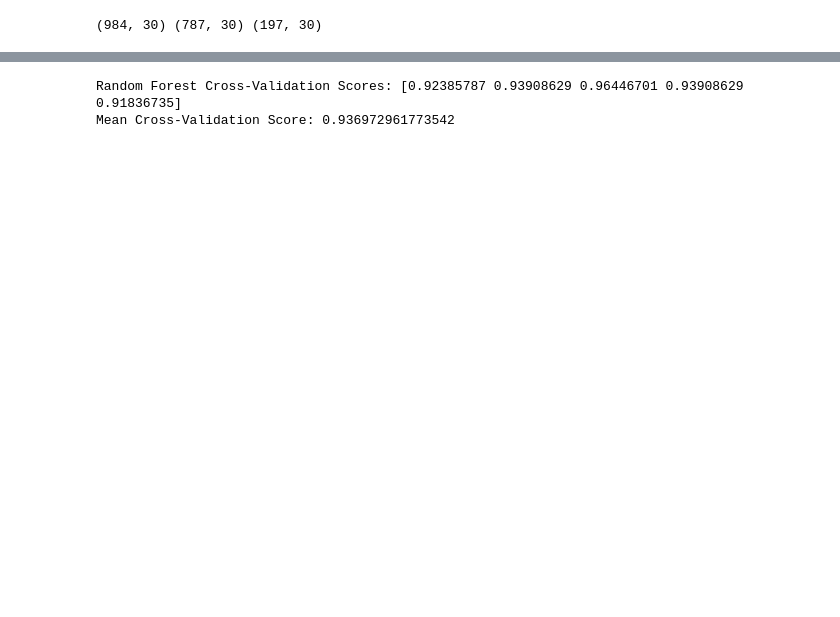
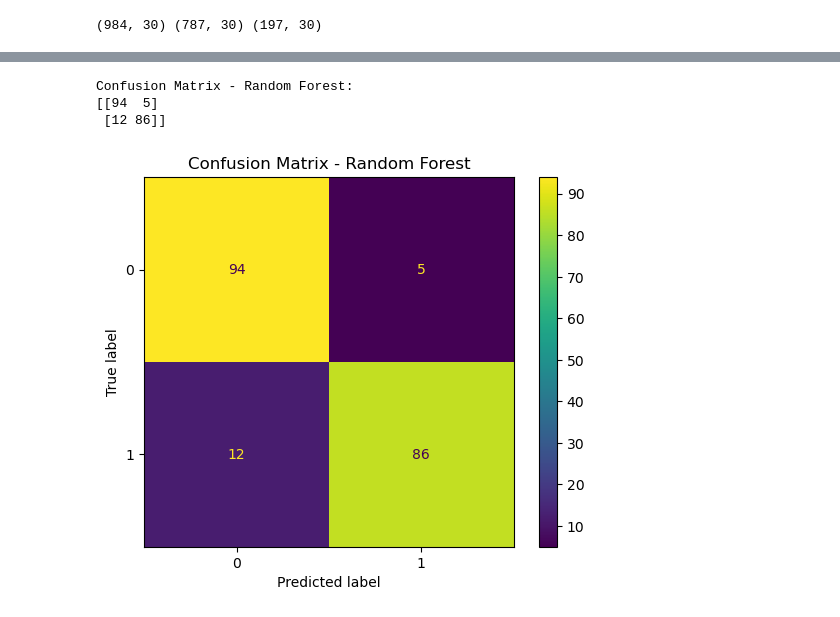
Before and after one commit to sujalx3222/Credit-card-Fraud-Detection, a Jupyter notebook: 23048680SujalMandal.ipynb, the cells around one changed output, grey strips where cells are left out. Drawn from its saved outputs; the diff is of its cells as text; code cells hidden in the pictures; blank space fills up the shorter version.

```diff
--- a/23048680SujalMandal.ipynb
+++ b/23048680SujalMandal.ipynb
@@ -323,23 +252,18 @@ Please also refer to the documentation for alternative solver options:
-# %%
-# Cross validation for Random Forest
-
-cv = StratifiedKFold(n_splits=5, shuffle=True, random_state=42)
-
-rf_cv = RandomForestClassifier(
-    n_estimators=100,
-    random_state=42,
-    n_jobs=-1
-)
-
-rf_cv_scores = cross_val_score(
-    rf_cv,
-    X,
-    Y,
-    cv=cv
-)
-
-print("Random Forest Cross-Validation Scores:", rf_cv_scores)
-print("Mean Cross-Validation Score:", rf_cv_scores.mean())
-# %% [output]
-Random Forest Cross-Validation Scores: [0.92385787 0.93908629 0.96446701 0.93908629 0.91836735]
-Mean Cross-Validation Score: 0.936972961773542
+# %%
+# Create confusion matrix
+cm_rf = confusion_matrix(Y_test, Y_pred_rf)
+
+print("Confusion Matrix - Random Forest:")
+print(cm_rf)
+
+# Plot confusion matrix
+disp = ConfusionMatrixDisplay(confusion_matrix=cm_rf)
+disp.plot()
+
+plt.title("Confusion Matrix - Random Forest")
+plt.show()
+# %% [output]
+Confusion Matrix - Random Forest:
+[[94  5]
+ [12 86]]
+[figure, added]
```
Also changed, not shown: parts of 20 cells of this notebook.
